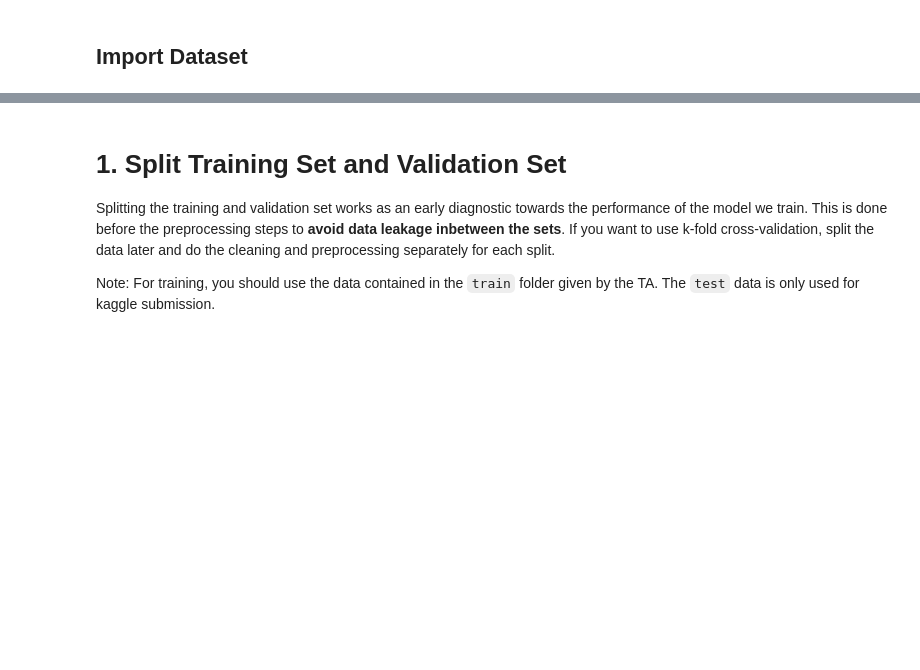
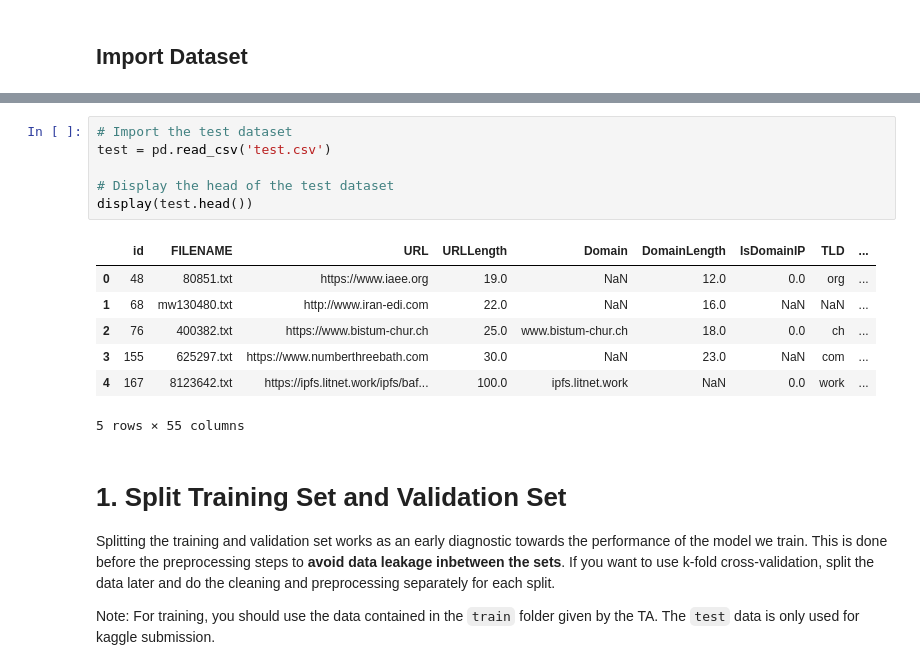
Before and after one commit to IlllIllIIIlIlIll/Traienta_IF3070, a Jupyter notebook: src/public/Tubes2_Kelompok30.ipynb, the cells around one changed output, grey strips where cells are left out. Cells and saved outputs as stored; diff of their text form; blank space fills up the shorter version.

```diff
--- a/src/public/Tubes2_Kelompok30.ipynb
+++ b/src/public/Tubes2_Kelompok30.ipynb
@@ -53,3 +44,17 @@ display(test.head())
+# %%
+# Import the test dataset
+test = pd.read_csv('test.csv')
+
+# Display the head of the test dataset
+display(test.head())
+# %% [output]
+|  | id | FILENAME | URL | URLLength | Domain | DomainLength | IsDomainIP | TLD | ... |
+| 0 | 48 | 80851.txt | https://www.iaee.org | 19.0 | NaN | 12.0 | 0.0 | org | ... |
+| 1 | 68 | mw130480.txt | http://www.iran-edi.com | 22.0 | NaN | 16.0 | NaN | NaN | ... |
+| 2 | 76 | 400382.txt | https://www.bistum-chur.ch | 25.0 | www.bistum-chur.ch | 18.0 | 0.0 | ch | ... |
+| 3 | 155 | 625297.txt | https://www.numberthreebath.com | 30.0 | NaN | 23.0 | NaN | com | ... |
+| 4 | 167 | 8123642.txt | https://ipfs.litnet.work/ipfs/baf... | 100.0 | ipfs.litnet.work | NaN | 0.0 | work | ... |
+5 rows × 55 columns
 # %% [markdown]
 # 1. Split Training Set and Validation Set
 
```
Also changed, not shown: parts of 67 cells of this notebook, 6 other files.
